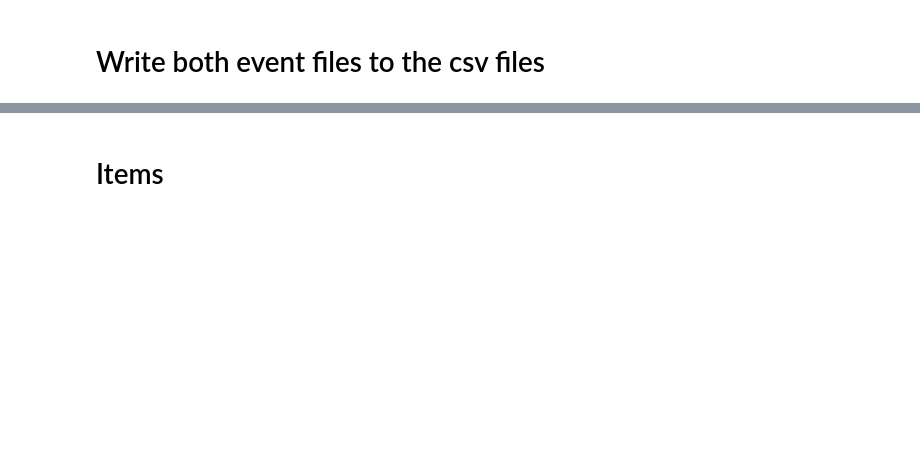
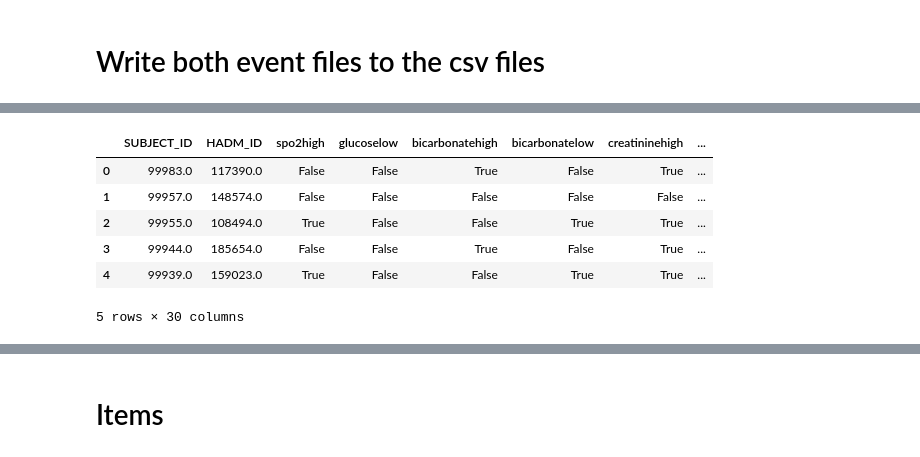
Before and after one commit to Amu19/conformalrnn1, a Jupyter notebook: utils/THESIS_NOTE.ipynb, the cells around one changed output, grey strips where cells are left out. Saved outputs shown, nothing was run; the diff lists cells and outputs as text; code cells hidden in the pictures; blank space fills up the shorter version.

```diff
--- a/utils/THESIS_NOTE.ipynb
+++ b/utils/THESIS_NOTE.ipynb
@@ -784,0 +552,3 @@ df_lab_events1.to_csv ('C:/Users/Chicki/Desktop/Data/updated/LabEvents_conv.csv'
+# %%
+df_final_input = pd.merge(new_lab_events, new_chart_events, on = ('SUBJECT_ID','HADM_ID'), how = 'inner')
+df_final_input.count()
@@ -784,0 +592,10 @@ df_lab_events1.to_csv ('C:/Users/Chicki/Desktop/Data/updated/LabEvents_conv.csv'
+# %%
+df_final_input.head()
+# %% [output]
+|  | SUBJECT_ID | HADM_ID | spo2high | glucoselow | bicarbonatehigh | bicarbonatelow | creatininehigh | ... |
+| 0 | 99983.0 | 117390.0 | False | False | True | False | True | ... |
+| 1 | 99957.0 | 148574.0 | False | False | False | False | False | ... |
+| 2 | 99955.0 | 108494.0 | True | False | False | True | True | ... |
+| 3 | 99944.0 | 185654.0 | False | False | True | False | True | ... |
+| 4 | 99939.0 | 159023.0 | True | False | False | True | True | ... |
+5 rows × 30 columns
```
Also changed, not shown: parts of 125 cells of this notebook, 1 other file.
